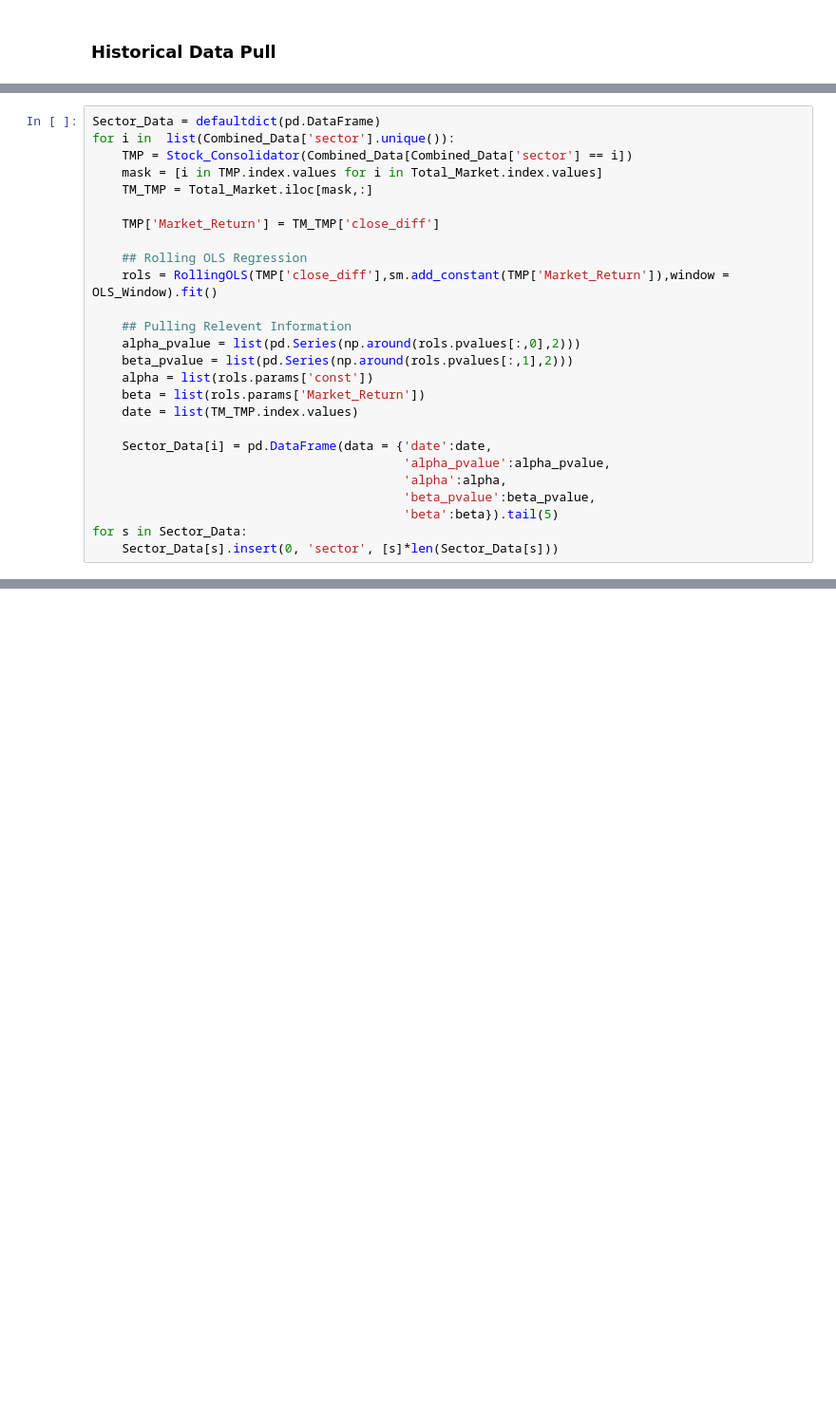
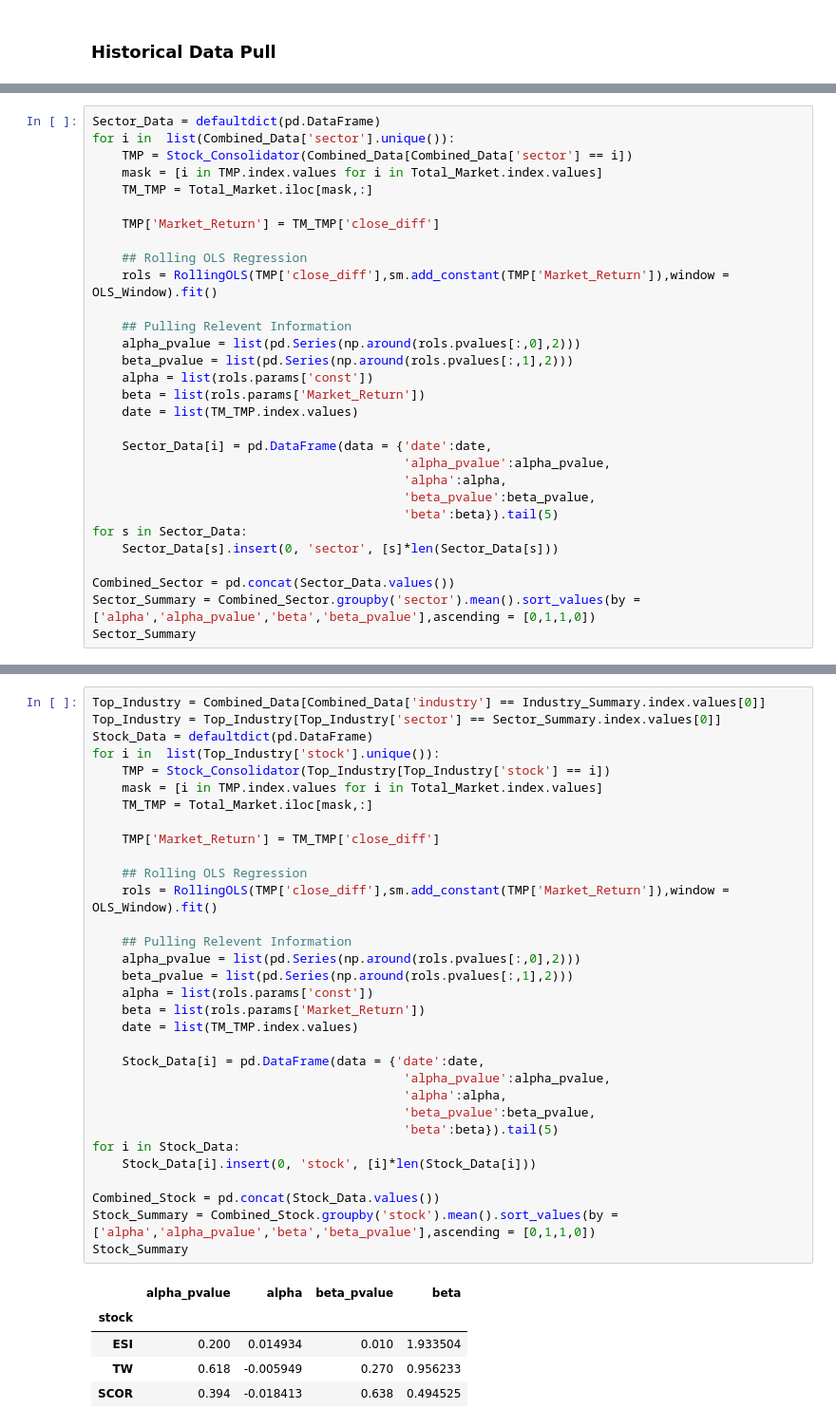
Before and after one commit to webclinic017/Stock-Strategy-Exploration, a Jupyter notebook: Python/Alpaca.ipynb, the cells around one changed output, grey strips where cells are left out. Shown: that part at 95% size. Drawn from its saved outputs; the diff is of its cells as text; blank space fills up the shorter version.

Commit message:
Finished down to the stock level

```diff
--- a/Python/Alpaca.ipynb
+++ b/Python/Alpaca.ipynb
@@ -162,3 +169,7 @@ for i in  list(Combined_Data['sector'].unique()):
                                           'beta':beta}).tail(5)
 for s in Sector_Data:
     Sector_Data[s].insert(0, 'sector', [s]*len(Sector_Data[s]))
+
+Combined_Sector = pd.concat(Sector_Data.values())
+Sector_Summary = Combined_Sector.groupby('sector').mean().sort_values(by = ['alpha','alpha_pvalue','beta','beta_pvalue'],ascending = [0,1,1,0])
+Sector_Summary
@@ -184,0 +233,38 @@ Combined_Sector.groupby('sector').mean().sort_values(by = ['alpha','alpha_pvalue
+# %%
+Top_Industry = Combined_Data[Combined_Data['industry'] == Industry_Summary.index.values[0]]
+Top_Industry = Top_Industry[Top_Industry['sector'] == Sector_Summary.index.values[0]]
+Stock_Data = defaultdict(pd.DataFrame)
+for i in  list(Top_Industry['stock'].unique()):
+    TMP = Stock_Consolidator(Top_Industry[Top_Industry['stock'] == i])
+    mask = [i in TMP.index.values for i in Total_Market.index.values]
+    TM_TMP = Total_Market.iloc[mask,:]
+
+    TMP['Market_Return'] = TM_TMP['close_diff']
+
+    ## Rolling OLS Regression
+    rols = RollingOLS(TMP['close_diff'],sm.add_constant(TMP['Market_Return']),window = OLS_Window).fit()
+
+    ## Pulling Relevent Information
+    alpha_pvalue = list(pd.Series(np.around(rols.pvalues[:,0],2)))
+    beta_pvalue = list(pd.Series(np.around(rols.pvalues[:,1],2)))
+    alpha = list(rols.params['const'])
+    beta = list(rols.params['Market_Return'])
+    date = list(TM_TMP.index.values)
+
+    Stock_Data[i] = pd.DataFrame(data = {'date':date,
+                                          'alpha_pvalue':alpha_pvalue,
+                                          'alpha':alpha,
+                                          'beta_pvalue':beta_pvalue,
+                                          'beta':beta}).tail(5)
+for i in Stock_Data:
+    Stock_Data[i].insert(0, 'stock', [i]*len(Stock_Data[i]))
+
+Combined_Stock = pd.concat(Stock_Data.values())
+Stock_Summary = Combined_Stock.groupby('stock').mean().sort_values(by = ['alpha','alpha_pvalue','beta','beta_pvalue'],ascending = [0,1,1,0])
+Stock_Summary
+# %% [output]
+|  | alpha_pvalue | alpha | beta_pvalue | beta |
+| stock |  |  |  |  |
+| ESI | 0.200 | 0.014934 | 0.010 | 1.933504 |
+| TW | 0.618 | -0.005949 | 0.270 | 0.956233 |
+| SCOR | 0.394 | -0.018413 | 0.638 | 0.494525 |
```
Also changed, not shown: parts of 13 cells of this notebook.
